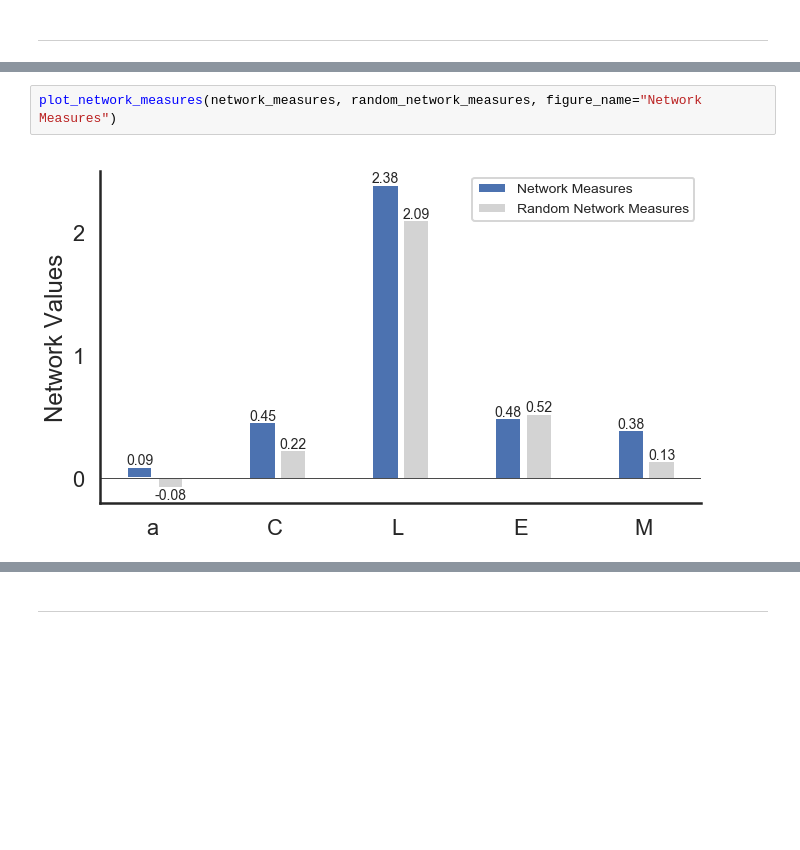
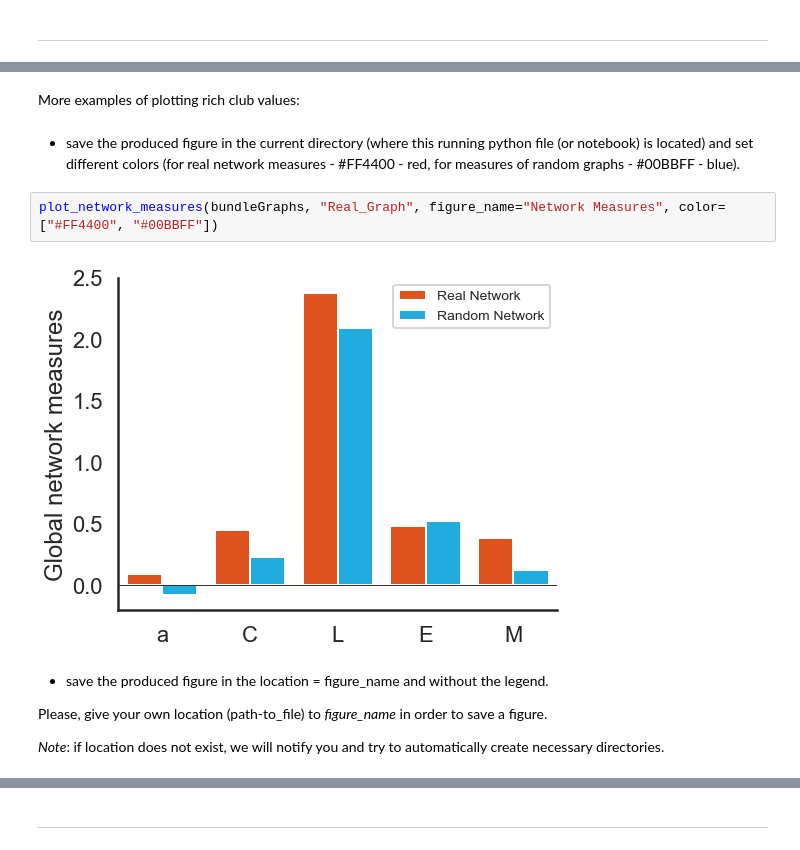
Before and after one commit to WhitakerLab/scona, a Jupyter notebook: tutorials/visualisations_tutorial.ipynb, the cells around one changed output, grey strips where cells are left out. Drawn from its saved outputs; the diff is of its cells as text; blank space fills up the shorter version.

Commit message:
Update the visualisation_tutorial to show the usage of modified plot_network_measures()

```diff
--- a/tutorials/visualisations_tutorial.ipynb
+++ b/tutorials/visualisations_tutorial.ipynb
@@ -180,4 +272,14 @@ from scona.visualisations import plot_network_measures
+# %% [markdown]
+More examples of plotting rich club values:
+# %% [markdown]
+- save the produced figure in the current directory (where this running python file (or notebook) is located) and set different colors (for real network measures - #FF4400 - red, for measures of random graphs - #00BBFF - blue).
 # %%
-plot_network_measures(network_measures, random_network_measures, figure_name="Network Measures")
+plot_network_measures(bundleGraphs, "Real_Graph", figure_name="Network Measures", color=["#FF4400", "#00BBFF"])
 # %% [output]
-[figure, old version]
+[figure, new version]
+# %% [markdown]
+- save the produced figure in the location = figure_name and without the legend.
+
+Please, give your own location (path-to_file) to *figure_name* in order to save a figure.
+
+*Note*: if location does not exist, we will notify you and try to automatically create necessary directories.
```
Also changed, not shown: parts of 49 cells of this notebook.
